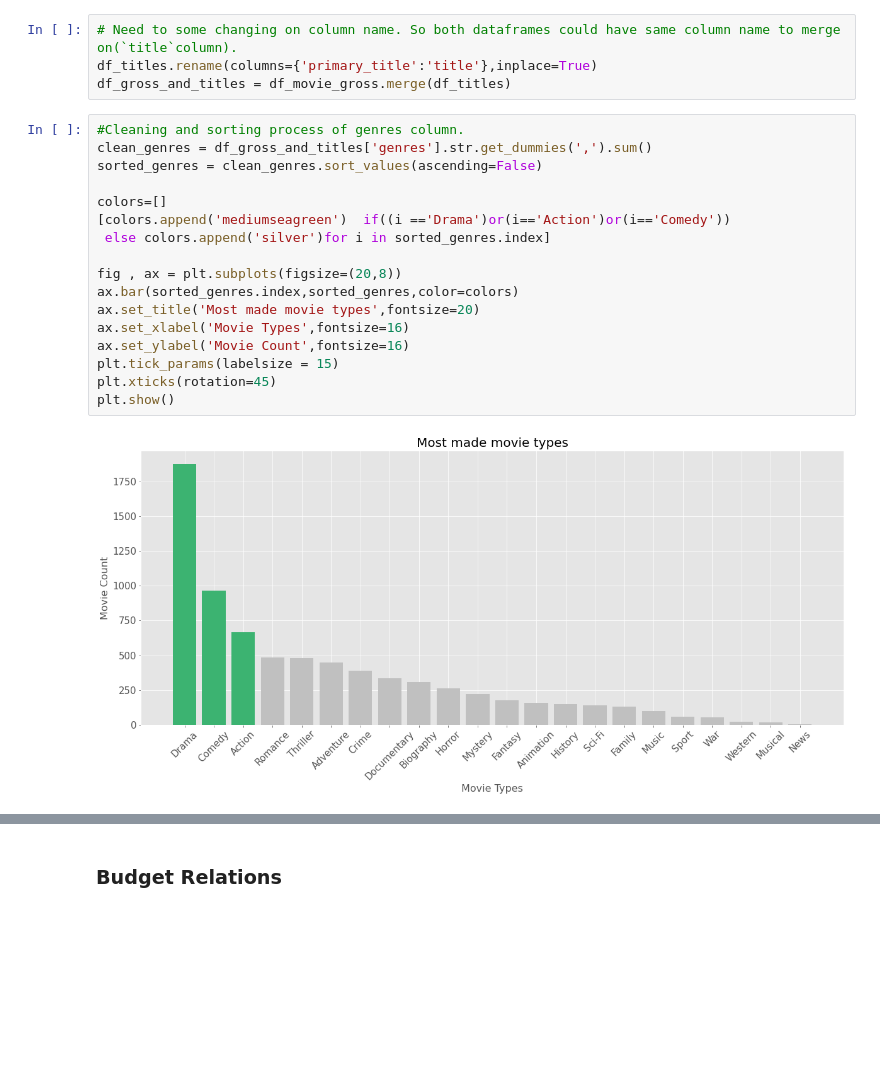
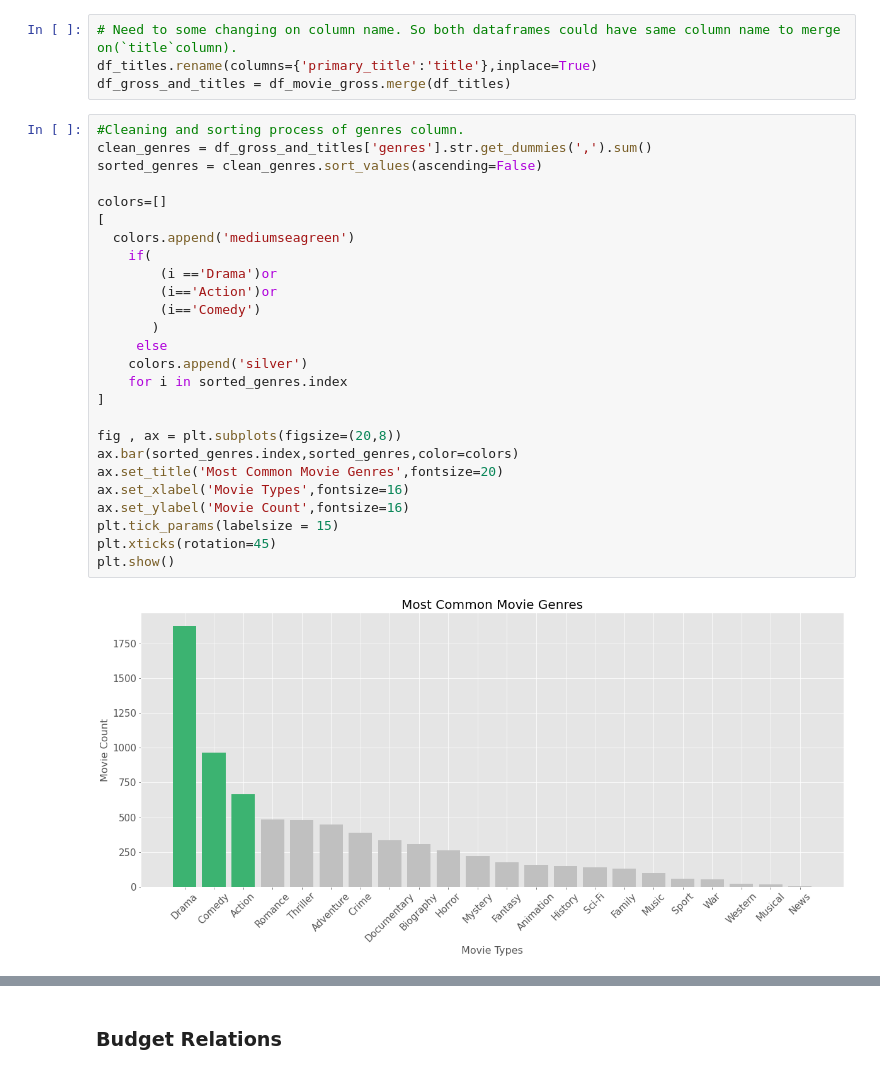
Before and after one commit to artificial126/dsc-phase-1-project, a Jupyter notebook: student.ipynb, the cells around one changed output, grey strips where cells are left out. Drawn from its saved outputs; the diff is of its cells as text; blank space fills up the shorter version.

```diff
--- a/student.ipynb
+++ b/student.ipynb
@@ -261,22 +286,31 @@ df_gross_and_titles = df_movie_gross.merge(df_titles)
 # %%
 #Cleaning and sorting process of genres column.
 clean_genres = df_gross_and_titles['genres'].str.get_dummies(',').sum()
 sorted_genres = clean_genres.sort_values(ascending=False)
 
 colors=[]
-[colors.append('mediumseagreen')  if((i =='Drama')or(i=='Action')or(i=='Comedy'))
- else colors.append('silver')for i in sorted_genres.index]
+[
+  colors.append('mediumseagreen')
+    if(
+        (i =='Drama')or
+        (i=='Action')or
+        (i=='Comedy')
+       )
+     else
+    colors.append('silver')
+    for i in sorted_genres.index
+]
 
 fig , ax = plt.subplots(figsize=(20,8))
 ax.bar(sorted_genres.index,sorted_genres,color=colors)
-ax.set_title('Most made movie types',fontsize=20)
+ax.set_title('Most Common Movie Genres',fontsize=20)
 ax.set_xlabel('Movie Types',fontsize=16)
 ax.set_ylabel('Movie Count',fontsize=16)
 plt.tick_params(labelsize = 15)
 plt.xticks(rotation=45)
 plt.show()
 # %% [output]
-[figure, old version]
+[figure, new version]
 # %%
 # Need to seperate multiple value of genres column as down below line and sort them to visualize.
 grouped_genres = df_gross_and_titles['genres'].str.get_dummies(sep=',').groupby(df_gross_and_titles['studio']).sum()
```
Also changed, not shown: parts of 17 cells of this notebook, 3 other files.
